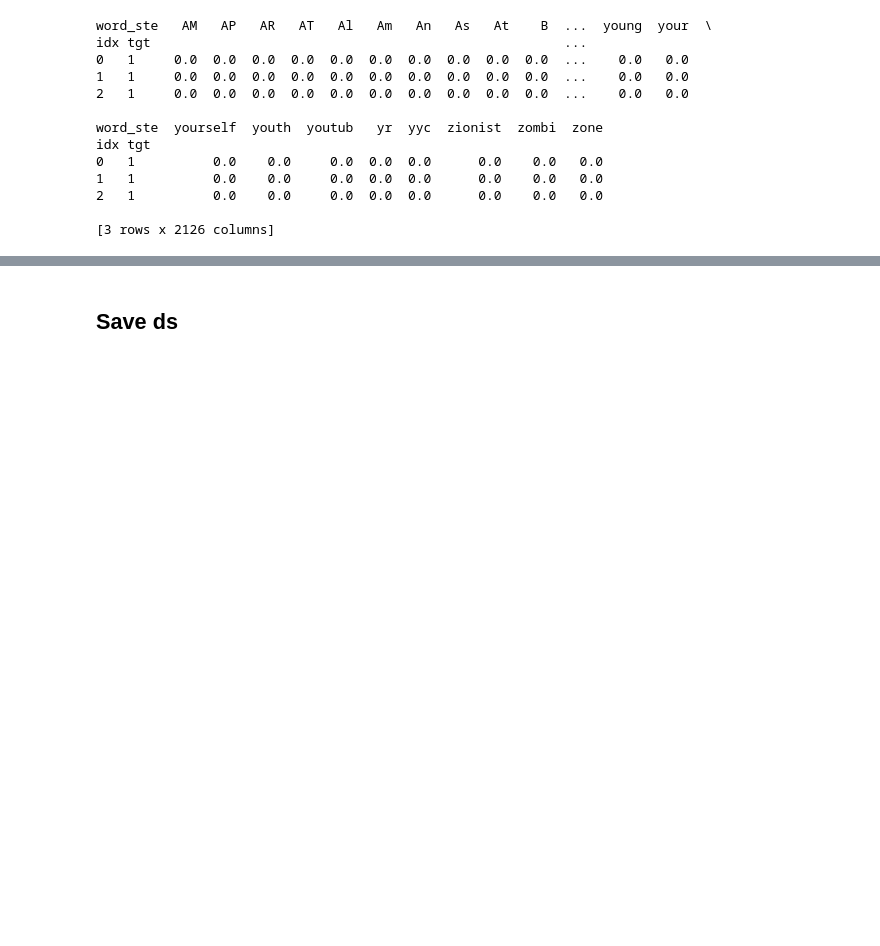
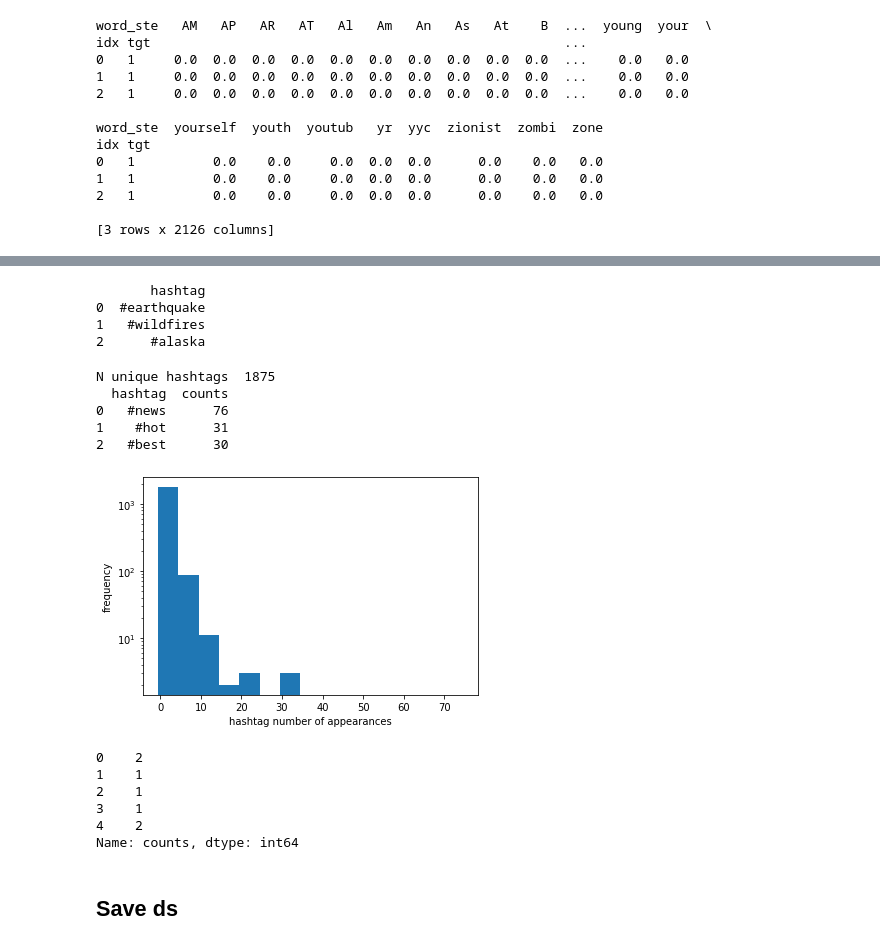
Before and after one commit to nviktorys/NLP0, a Jupyter notebook: 01_DataPreparation.ipynb, the cells around one changed output, grey strips where cells are left out. Cells and saved outputs as stored; diff of their text form; code cells hidden in the pictures; blank space fills up the shorter version.

```diff
--- a/01_DataPreparation.ipynb
+++ b/01_DataPreparation.ipynb
@@ -357,15 +367,15 @@ sent.head()
 # %%
 def find_retweeted(tweet):
     '''This function will extract the twitter handles of retweed people'''
-    return re.findall('(?<=RT\s)(@[A-Za-z]+[A-Za-z0-9-_]+)', tweet)
+    return re.findall('(?<=RT\s)(@[A-Za-z]+[A-Za-z0-9-_]+)', tweet.lower())
 
 def find_mentioned(tweet):
     '''This function will extract the twitter handles of people mentioned in the tweet'''
-    return re.findall('(?<!RT\s)(@[A-Za-z]+[A-Za-z0-9-_]+)', tweet)
+    return re.findall('(?<!RT\s)(@[A-Za-z]+[A-Za-z0-9-_]+)', tweet.lower())
 
 def find_hashtags(tweet):
     '''This function will extract hashtags'''
-    return re.findall('(#[A-Za-z]+[A-Za-z0-9-_]+)', tweet)
+    return re.findall('(#[A-Za-z]+[A-Za-z0-9-_]+)', tweet.lower())
 # %%
 # make new columns for retweeted usernames, mentioned usernames and hashtags
 sent['retweeted'] = sent.text.apply(find_retweeted)
@@ -377,6 +387,61 @@ hashtags_list_df = sent.loc[
                        sent.hashtags.apply(
                            lambda hashtags_list: hashtags_list !=[]
                        ),['hashtags']]
+
+# create dataframe where each use of hashtag gets its own row
+flattened_hashtags_df = pd.DataFrame(
+    [hashtag for hashtags_list in hashtags_list_df.hashtags
+    for hashtag in hashtags_list],
+    columns=['hashtag'])
+print(flattened_hashtags_df.head(3))
+# %% [output]
+       hashtag
+0  #earthquake
+1   #wildfires
+2      #alaska
+# %%
+# number of unique hashtags
+print('N unique hashtags ',flattened_hashtags_df['hashtag'].unique().size)
+# count of appearances of each hashtag
+popular_hashtags = flattened_hashtags_df.groupby('hashtag').size()\
+                                        .reset_index(name='counts')\
+                                        .sort_values('counts', ascending=False)\
+                                        .reset_index(drop=True)
+print(popular_hashtags.head(3))
+# %% [output]
+N unique hashtags  1875
+  hashtag  counts
+0   #news      76
+1    #hot      31
+2   #best      30
+# %%
+# number of times each hashtag appears
+counts = flattened_hashtags_df.groupby(['hashtag']).size()\
+                              .reset_index(name='counts')\
+                              .counts
+
+# define bins for histogram
+my_bins = np.arange(0,counts.max()+2, 5)-0.5
+
+# plot histogram of tweet counts
+plt.figure()
+plt.hist(counts, bins = my_bins)
+plt.xlabels = np.arange(1,counts.max()+1, 1)
+plt.xlabel('hashtag number of appearances')
+plt.ylabel('frequency')
+plt.yscale('log', nonposy='clip')
+plt.show()
+# %% [output]
+[figure, added]
+# %%
+counts.head()
+# %% [output]
+0    2
+1    1
+2    1
+3    1
+4    2
+Name: counts, dtype: int64
 # %% [markdown]
 ## Save ds
 # %%
```
Also changed, not shown: parts of 9 cells of this notebook, 1 other file.
